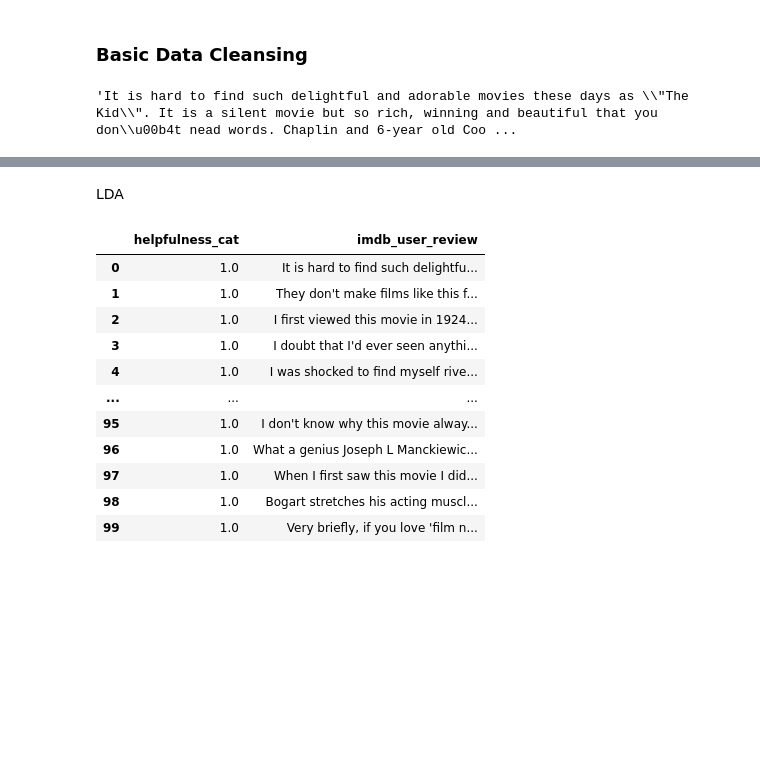
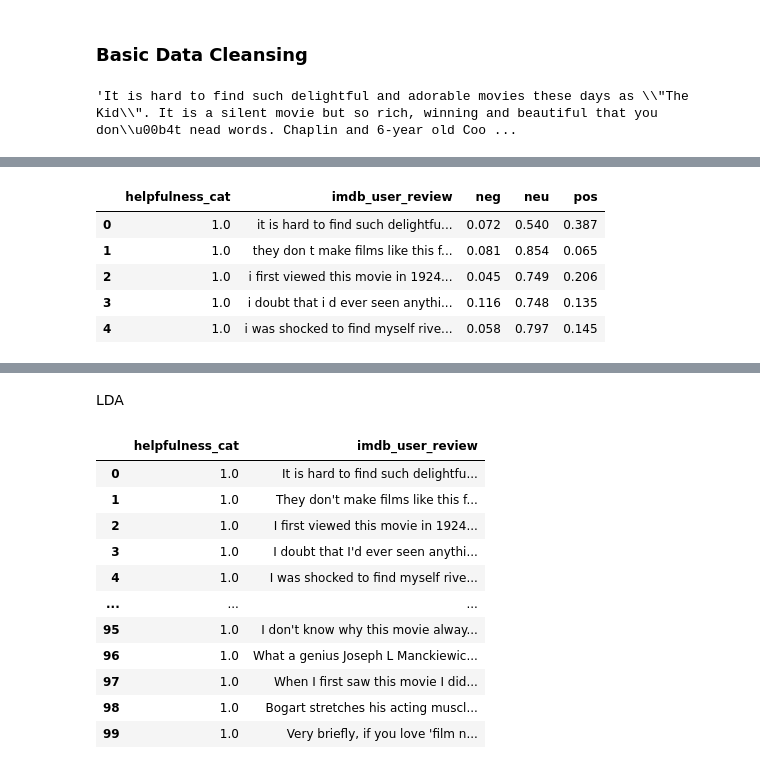
Before and after one commit to happysoymilk/movie-review-classifier, a Jupyter notebook: NLP_FCP.ipynb, the cells around one changed output, grey strips where cells are left out. Saved outputs shown, nothing was run; the diff lists cells and outputs as text; code cells hidden in the pictures; blank space fills up the shorter version.

```diff
--- a/NLP_FCP.ipynb
+++ b/NLP_FCP.ipynb
@@ -81,0 +132,13 @@ train['imdb_user_review'][0]
+# %%
+# calculate the sentiment score for each review and create neg, neu and pos columns
+train['neg'] = train['imdb_user_review'].apply(sentiment_score).apply(lambda x: x['neg'])
+train['neu'] = train['imdb_user_review'].apply(sentiment_score).apply(lambda x: x['neu'])
+train['pos'] = train['imdb_user_review'].apply(sentiment_score).apply(lambda x: x['pos'])
+train.head()
+# %% [output]
+|  | helpfulness_cat | imdb_user_review | neg | neu | pos |
+| 0 | 1.0 | it is hard to find such delightfu... | 0.072 | 0.540 | 0.387 |
+| 1 | 1.0 | they don t make films like this f... | 0.081 | 0.854 | 0.065 |
+| 2 | 1.0 | i first viewed this movie in 1924... | 0.045 | 0.749 | 0.206 |
+| 3 | 1.0 | i doubt that i d ever seen anythi... | 0.116 | 0.748 | 0.135 |
+| 4 | 1.0 | i was shocked to find myself rive... | 0.058 | 0.797 | 0.145 |
```
Also changed, not shown: parts of 12 cells of this notebook.
